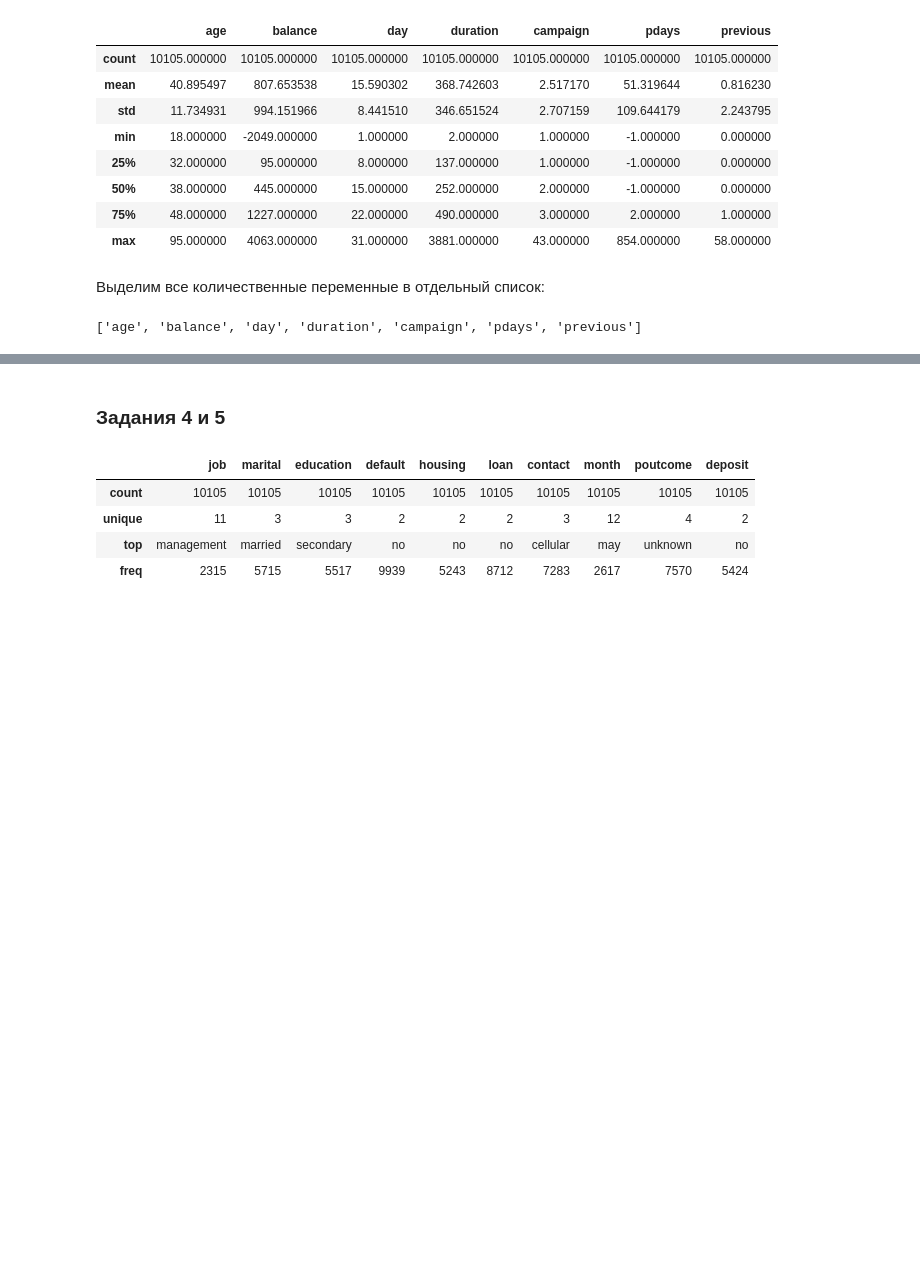
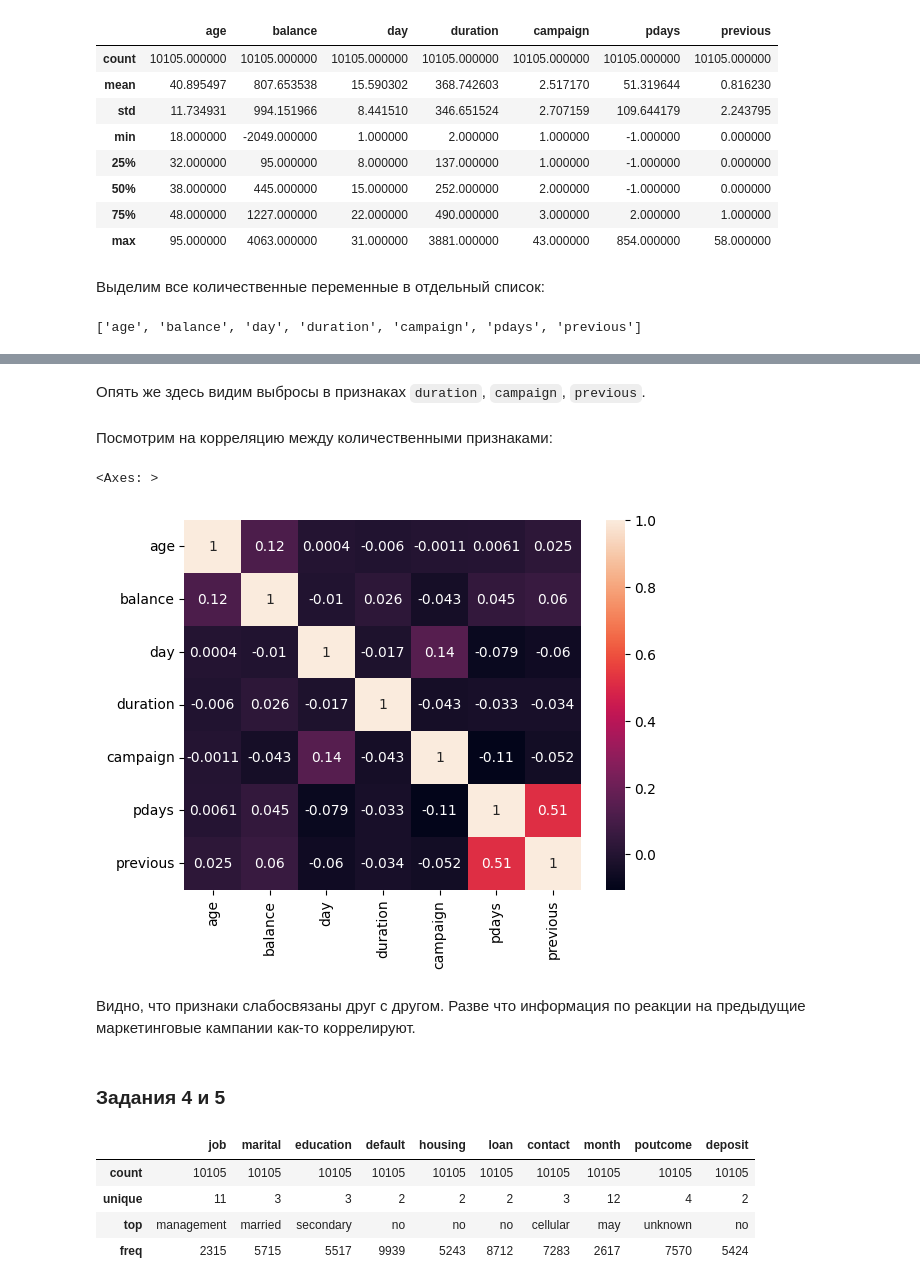
Before and after one commit to botovalex/SFDC, a Jupyter notebook: ML/Project_4_ML.ipynb, the cells around one changed output, grey strips where cells are left out. Saved outputs shown, nothing was run; the diff lists cells and outputs as text; code cells hidden in the pictures; blank space fills up the shorter version.

```diff
--- a/ML/Project_4_ML.ipynb
+++ b/ML/Project_4_ML.ipynb
@@ -354,3 +333,14 @@ sns.pairplot(df, hue='deposit')
+# %% [markdown]
+Опять же здесь видим выбросы в признаках `duration`, `campaign`, `previous`.
+# %% [markdown]
+Посмотрим на корреляцию между количественными признаками:
+# %%
+sns.heatmap(df.corr(), annot=True)
+# %% [output]
+<Axes: >
+[figure, added]
+# %% [markdown]
+Видно, что признаки слабосвязаны друг с другом. Разве что информация по реакции на предыдущие маркетинговые кампании как-то коррелируют.
 # %% [markdown]
 ### Задания 4 и 5
 # %%
```
Also changed, not shown: parts of 19 cells of this notebook.
